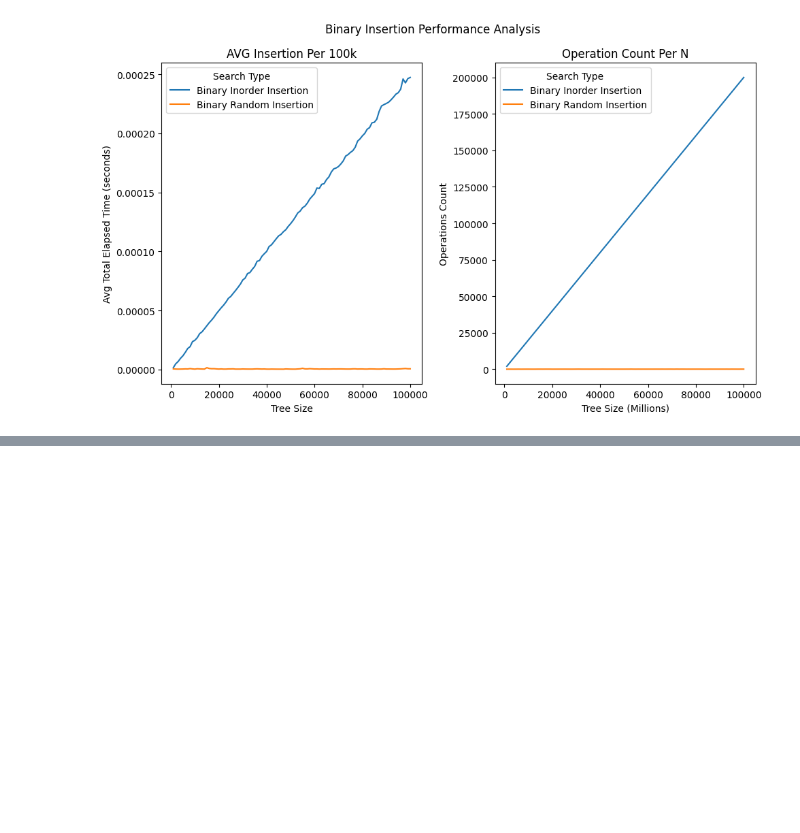
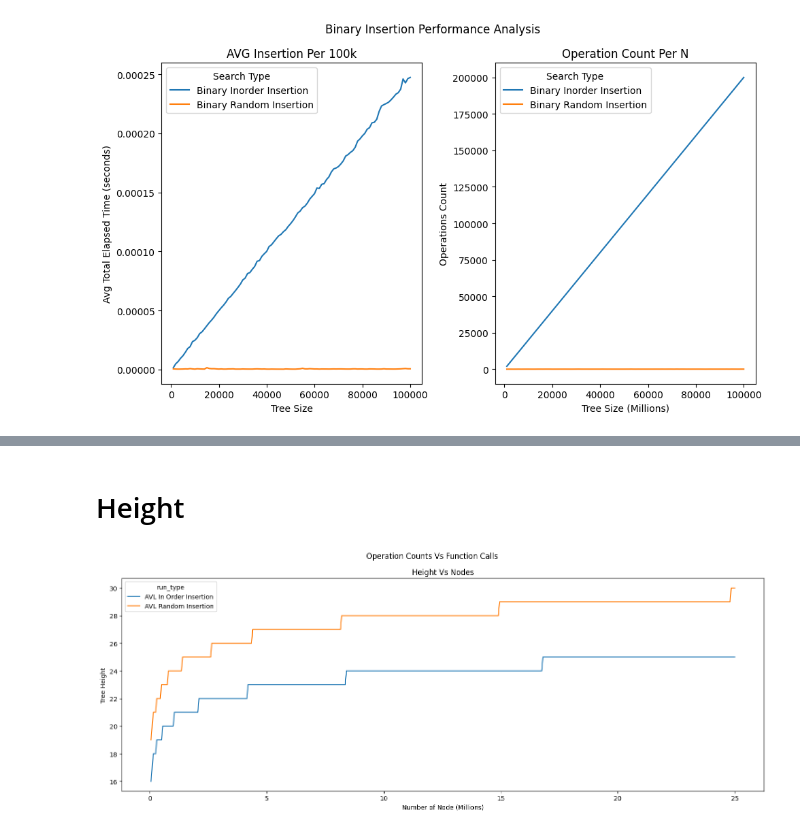
Before and after one commit to CS5008Fall2025/research-paper-jroberge16, a Jupyter notebook: empircal_analysis.ipynb, the cells around one changed output, grey strips where cells are left out. Cells and saved outputs as stored; diff of their text form; code cells hidden in the pictures; blank space fills up the shorter version.

```diff
--- a/empircal_analysis.ipynb
+++ b/empircal_analysis.ipynb
@@ -272,0 +365,18 @@ del(df)
+# %% [markdown]
+# Height
+# %%
+data = get_avl_data()
+
+
+fig, axe = plt.subplots(figsize=(15, 6))
+
+sns.lineplot(x="tree_size", y="height", hue="run_type", ax=axe, data=data["insert"])
+axe.set_ylabel("Tree Height")
+axe.set_xlabel("Number of Node (Millions)")
+axe.set_title("Height Vs Nodes")
+plt.suptitle("Operation Counts Vs Function Calls")
+plt.tight_layout()
+plt.savefig("data/plots/height.png")
+plt.show()
+# %% [output]
+[figure, added]
```
Also changed, not shown: parts of 14 cells of this notebook, 28 other files.
